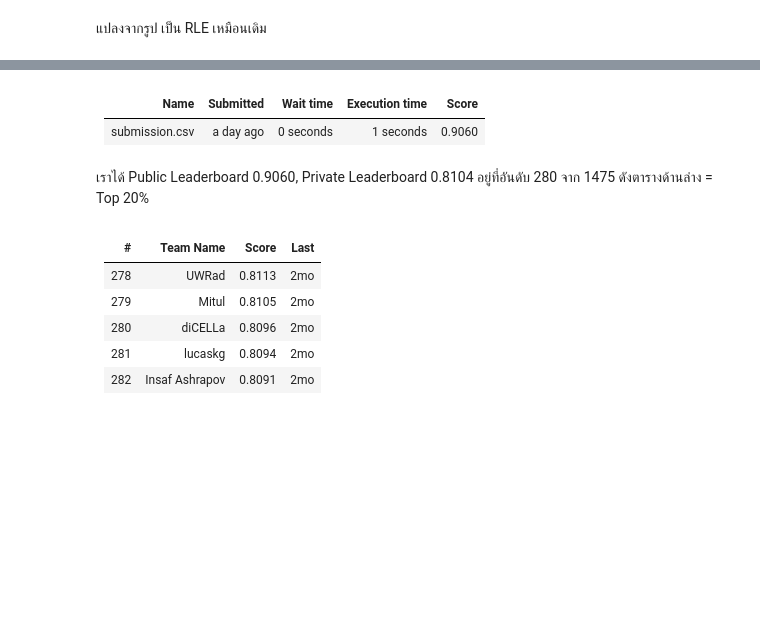
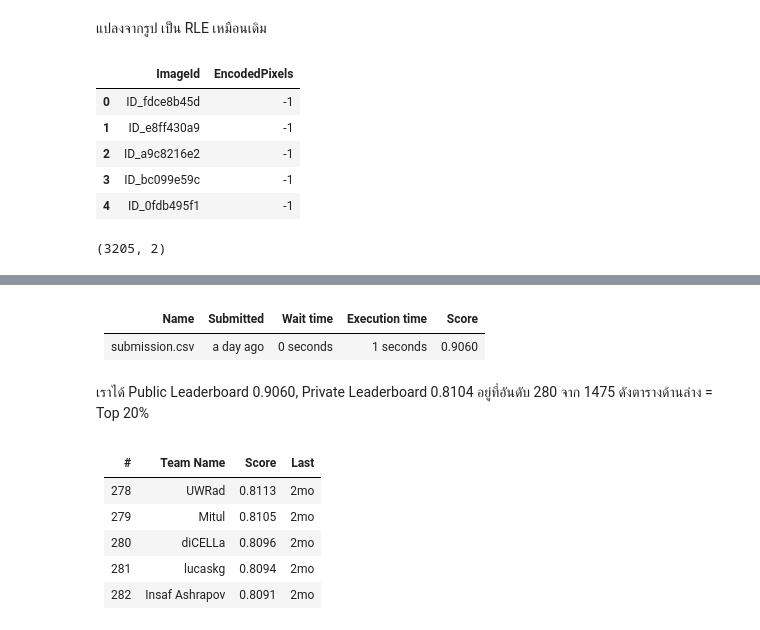
Before and after one commit to mrkcmd/bualabs, a Jupyter notebook: nbs/03c_image_segmentation_siim_acr_pneumothorax_fastai2.ipynb, the cells around one changed output, grey strips where cells are left out. Cells and saved outputs as stored; diff of their text form; code cells hidden in the pictures; blank space fills up the shorter version.

```diff
--- a/nbs/03c_image_segmentation_siim_acr_pneumothorax_fastai2.ipynb
+++ b/nbs/03c_image_segmentation_siim_acr_pneumothorax_fastai2.ipynb
@@ -927,4 +928,4 @@ for idx in plot_idx:
 # %% [markdown]
 ส่งผลการวินิจฉัยฟิล์ม X-Ray ใน Test Set ไปให้ Kaggle ตรวจ
 # %%
-dl = learn.dls.test_dl(get_image_files(dataset_test))
+dl = learn.dls.test_dl(get_image_files(data_path_test))
@@ -947,12 +953,21 @@ for p in progress_bar(preds):
 # %% [markdown]
 แปลงจากรูป เป็น RLE เหมือนเดิม
 # %%
-ids = [o.stem for o in data.test_ds.items]
+ids = [o.stem for o in dl.items]
 sub_df = pd.DataFrame({'ImageId': ids, 'EncodedPixels': rles})
 sub_df.loc[sub_df.EncodedPixels=='', 'EncodedPixels'] = '-1'
 sub_df.head()
+# %% [output]
+|  | ImageId | EncodedPixels |
+| 0 | ID_fdce8b45d | -1 |
+| 1 | ID_e8ff430a9 | -1 |
+| 2 | ID_a9c8216e2 | -1 |
+| 3 | ID_bc099e59c | -1 |
+| 4 | ID_0fdb495f1 | -1 |
 # %%
 sub_df.shape
+# %% [output]
+(3205, 2)
 # %%
 sub_df.to_csv('submission.csv', index=False)
 # %%
```
Also changed, not shown: parts of 6 cells of this notebook.
